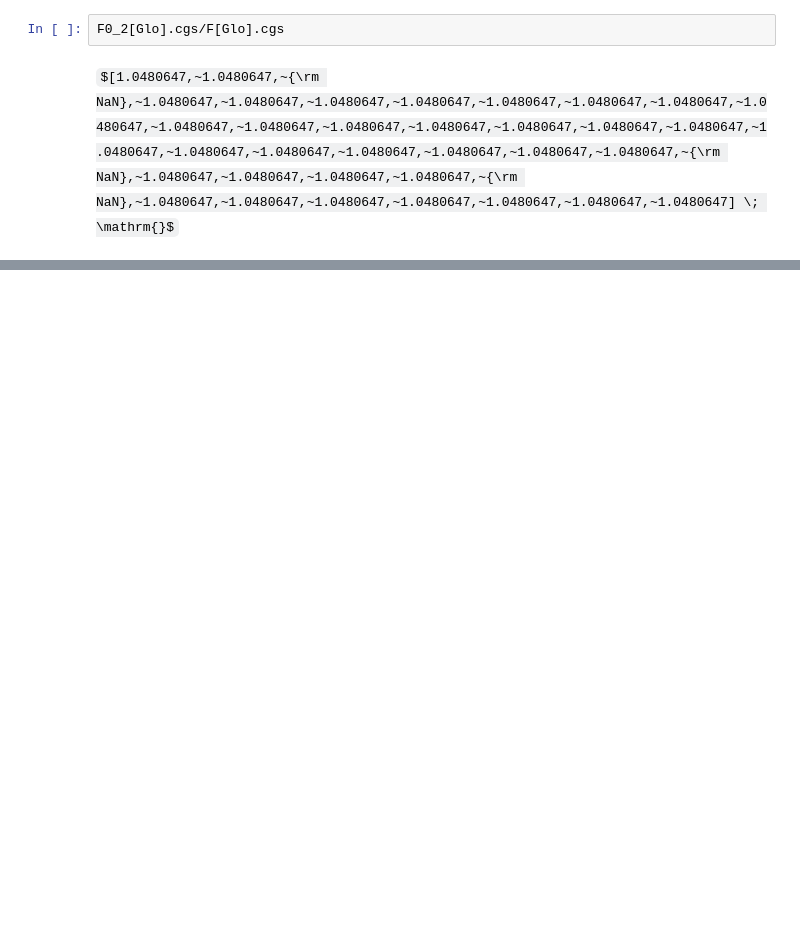
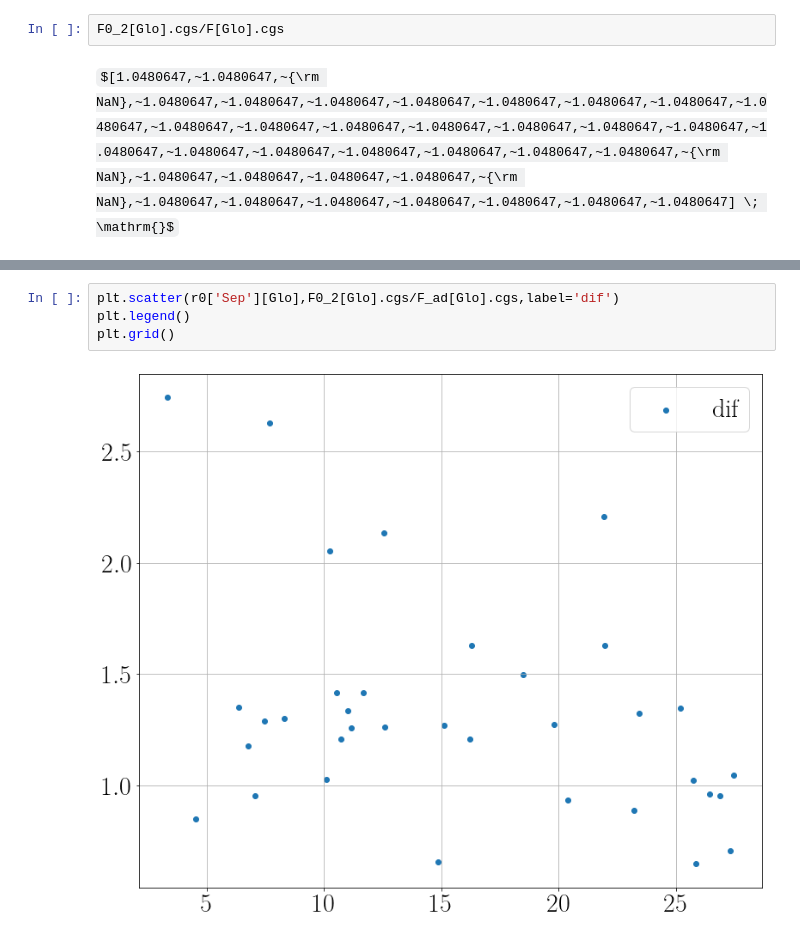
Before and after one commit to will-henney/globule-seminario, a Jupyter notebook: m1-67/Medición de errores.ipynb, the cells around one changed output, grey strips where cells are left out. Cells and saved outputs as stored; diff of their text form; some formulas as TeX source; blank space fills up the shorter version.

```diff
--- a/m1-67/Medición de errores.ipynb
+++ b/m1-67/Medición de errores.ipynb
@@ -558,0 +559,6 @@ plt.grid()
+# %%
+plt.scatter(r0['Sep'][Glo],F0_2[Glo].cgs/F_ad[Glo].cgs,label='dif')
+plt.legend()
+plt.grid()
+# %% [output]
+[figure, added]
```
Also changed, not shown: parts of 14 cells of this notebook, 2 other files.
